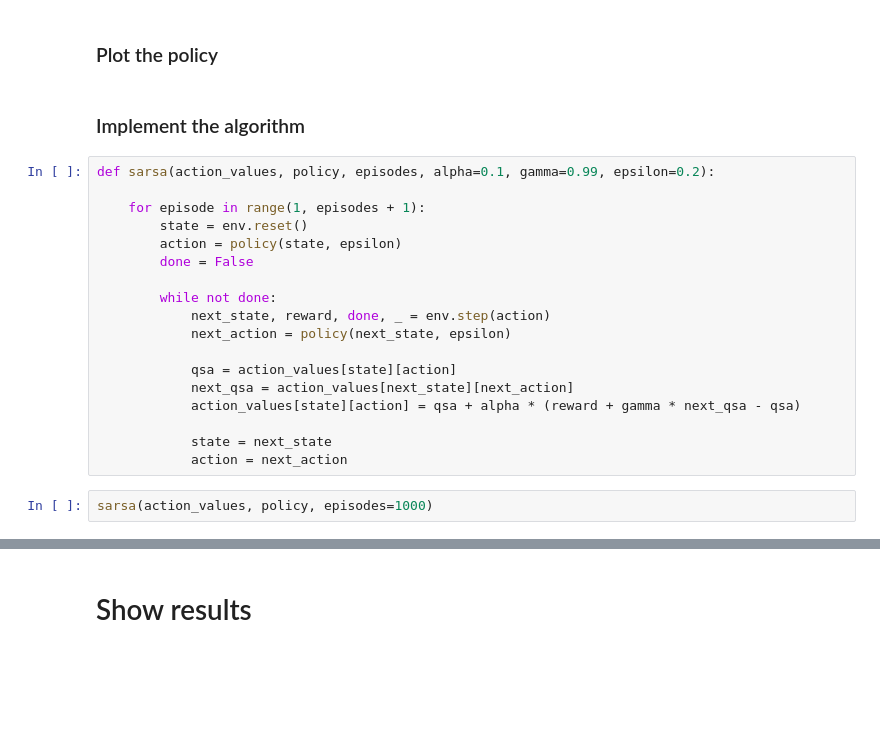
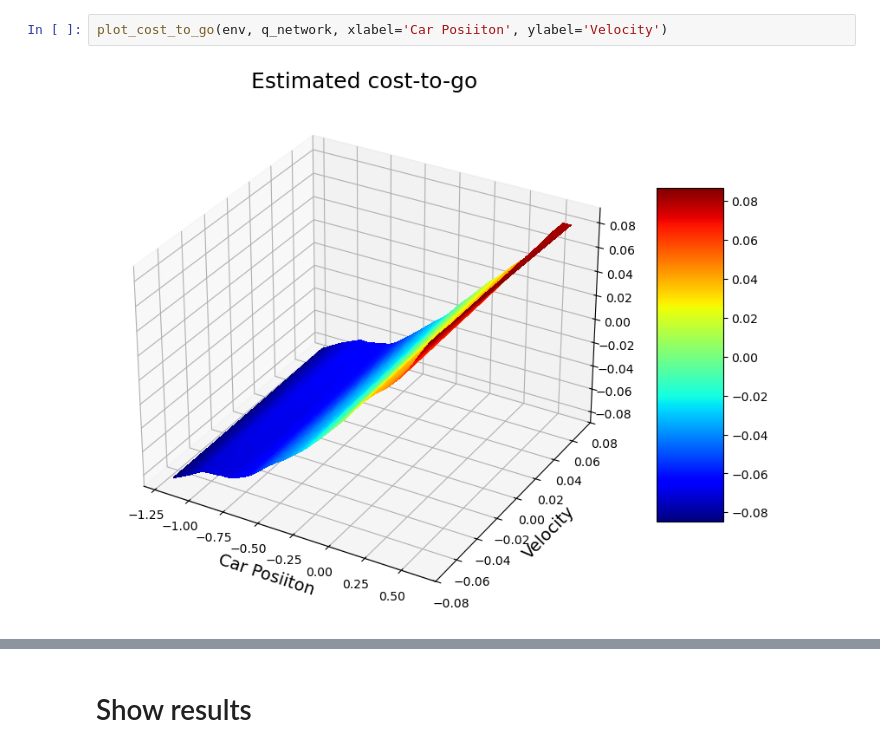
Before and after one commit to dkkahm/study-reinforcement, a Jupyter notebook: javier/013.Deep SARSA.ipynb, the cells around one changed output, grey strips where cells are left out. Saved outputs shown, nothing was run; the diff lists cells and outputs as text; blank space fills up the shorter version.

```diff
--- a/javier/013.Deep SARSA.ipynb
+++ b/javier/013.Deep SARSA.ipynb
@@ -40,24 +112,4 @@ plot_action_values(action_values)
-# %% [markdown]
-### Plot the policy
-# %% [markdown]
-### Implement the algorithm
-# %%
-def sarsa(action_values, policy, episodes, alpha=0.1, gamma=0.99, epsilon=0.2):
-
-    for episode in range(1, episodes + 1):
-        state = env.reset()
-        action = policy(state, epsilon)
-        done = False
-
-        while not done:
-            next_state, reward, done, _ = env.step(action)
-            next_action = policy(next_state, epsilon)
-
-            qsa = action_values[state][action]
-            next_qsa = action_values[next_state][next_action]
-            action_values[state][action] = qsa + alpha * (reward + gamma * next_qsa - qsa)
-
-            state = next_state
-            action = next_action
-# %%
-sarsa(action_values, policy, episodes=1000)
+# %%
+plot_cost_to_go(env, q_network, xlabel='Car Posiiton', ylabel='Velocity')
+# %% [output]
+[figure, added]
```
Also changed, not shown: parts of 34 cells of this notebook, 1 other file.
